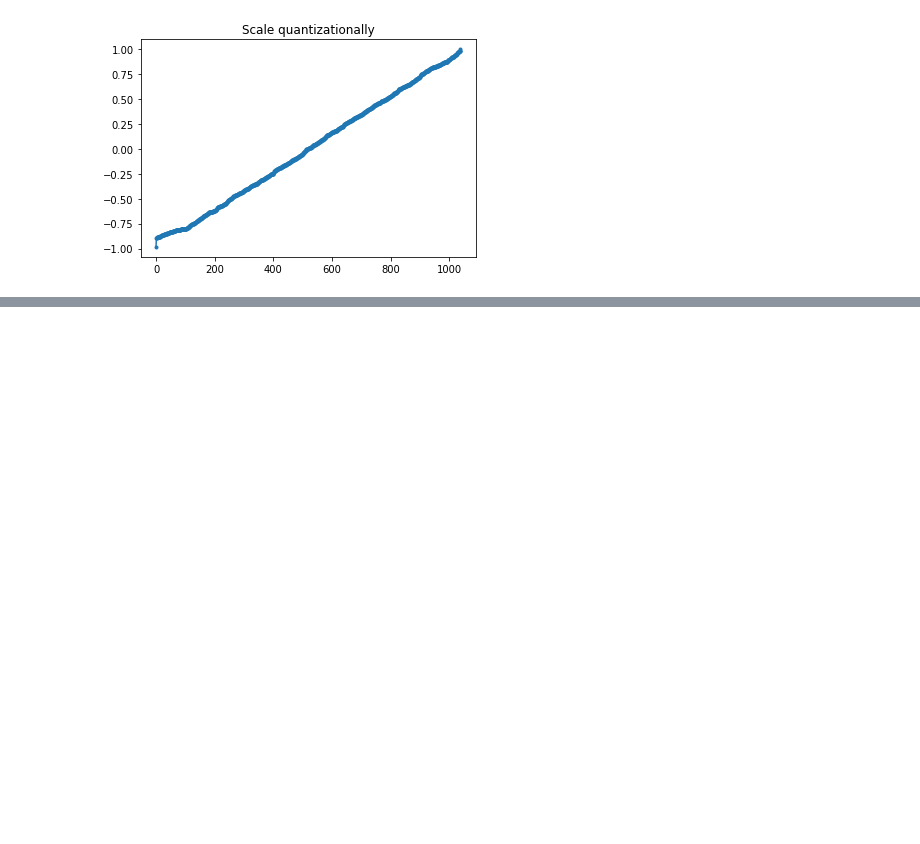
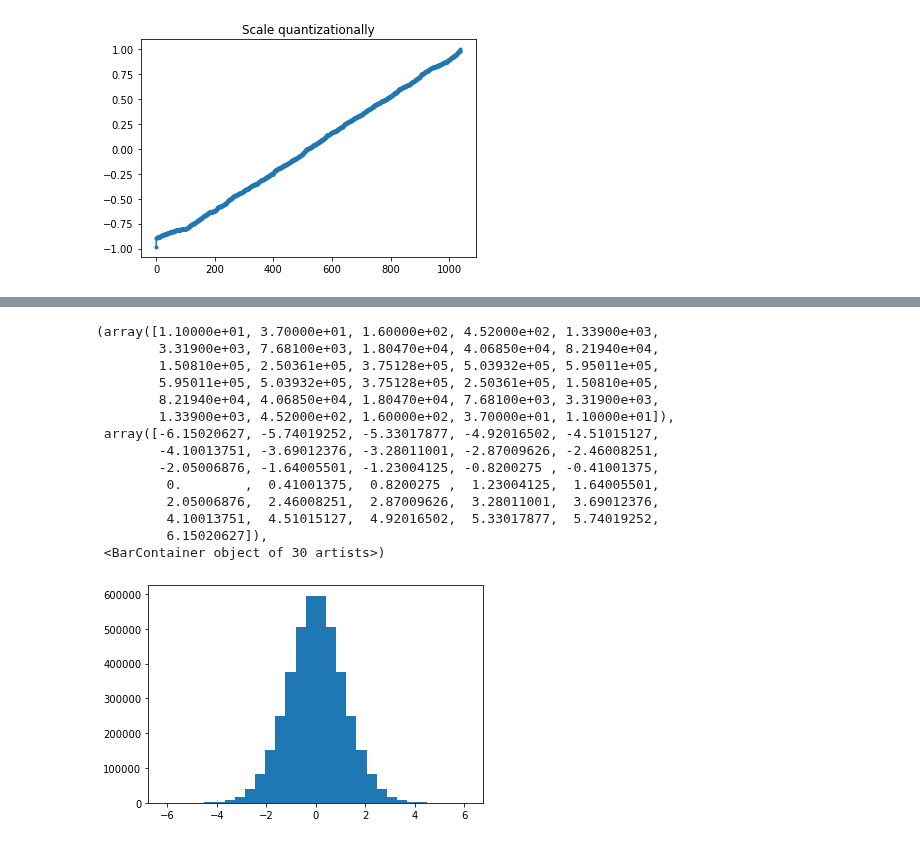
Before and after one commit to hundredball/Math24, a Jupyter notebook: Analyze_data.ipynb, the cells around one changed output, grey strips where cells are left out. Saved outputs shown, nothing was run; the diff lists cells and outputs as text; code cells hidden in the pictures; blank space fills up the shorter version.

```diff
--- a/Analyze_data.ipynb
+++ b/Analyze_data.ipynb
@@ -229,0 +235,8 @@ plot_scatter(SLs_scale_quan, 'Scale quantizationally')
+# %%
+X,Y,_,S,D = dl.read_data([1,2,3], range(11), channel_limit=21, rm_baseline=True)
+low, high = [4,7,13], [7,13,30]
+X = bandpower.get_bandpower(X, low=low, high=high)
+X = add_features.get_bandpower_ratio(X)
+X = X.flatten()
+X_less = X[X<5]
+print('Number of (X,X_less): (%d,%d)'%(len(X), len(X_less)))
@@ -229,0 +251,18 @@ plot_scatter(SLs_scale_quan, 'Scale quantizationally')
+# %%
+plt.hist(np.log(X), bins=30)
+# %% [output]
+(array([1.10000e+01, 3.70000e+01, 1.60000e+02, 4.52000e+02, 1.33900e+03,
+        3.31900e+03, 7.68100e+03, 1.80470e+04, 4.06850e+04, 8.21940e+04,
+        1.50810e+05, 2.50361e+05, 3.75128e+05, 5.03932e+05, 5.95011e+05,
+        5.95011e+05, 5.03932e+05, 3.75128e+05, 2.50361e+05, 1.50810e+05,
+        8.21940e+04, 4.06850e+04, 1.80470e+04, 7.68100e+03, 3.31900e+03,
+        1.33900e+03, 4.52000e+02, 1.60000e+02, 3.70000e+01, 1.10000e+01]),
+ array([-6.15020627, -5.74019252, -5.33017877, -4.92016502, -4.51015127,
+        -4.10013751, -3.69012376, -3.28011001, -2.87009626, -2.46008251,
+        -2.05006876, -1.64005501, -1.23004125, -0.8200275 , -0.41001375,
+         0.        ,  0.41001375,  0.8200275 ,  1.23004125,  1.64005501,
+         2.05006876,  2.46008251,  2.87009626,  3.28011001,  3.69012376,
+         4.10013751,  4.51015127,  4.92016502,  5.33017877,  5.74019252,
+         6.15020627]),
+ <BarContainer object of 30 artists>)
+[figure, added]
```
Also changed, not shown: parts of 3 cells of this notebook, 8 other files.
